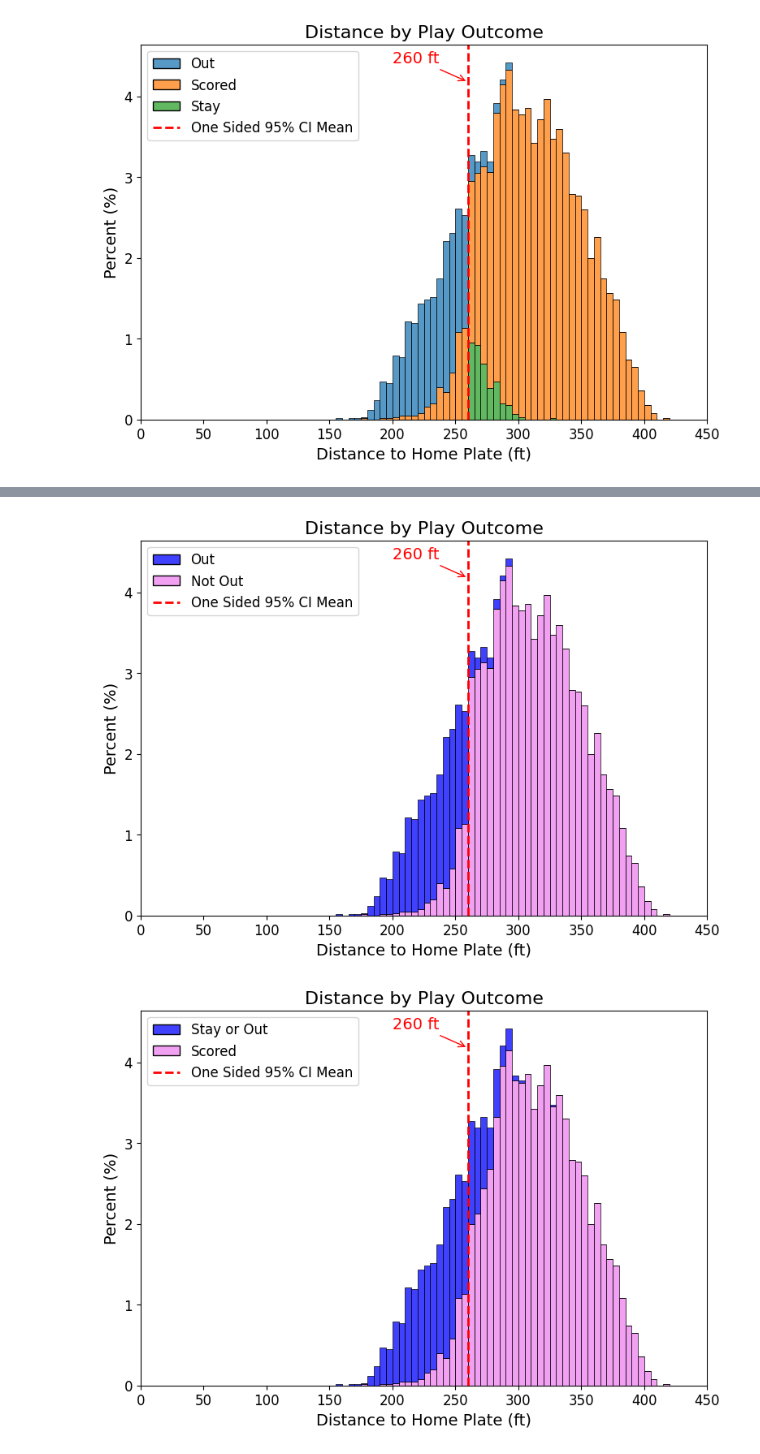
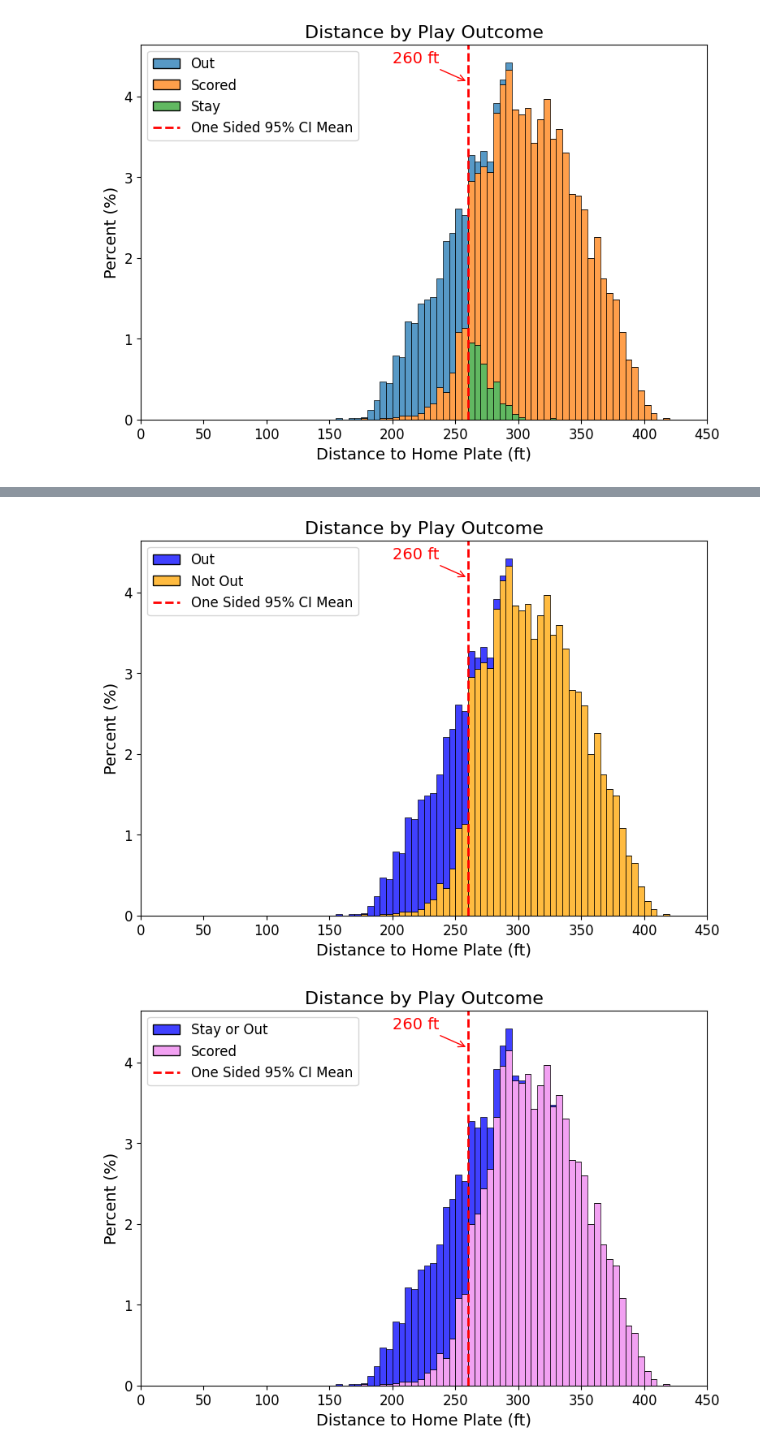
Before and after one commit to Dodgers-Capstone/Sacrifice-Fly-Modeling, a Jupyter notebook: notebooks/eda_censoring.ipynb, the cells around one changed output, grey strips where cells are left out. Saved outputs shown, nothing was run; the diff lists cells and outputs as text; code cells hidden in the pictures.

```diff
--- a/notebooks/eda_censoring.ipynb
+++ b/notebooks/eda_censoring.ipynb
@@ -359,7 +359,7 @@ ax = sns.histplot(data=combined_censored_binary_pd,
                  stat="percent",
                  binrange=(0, 450),
                  binwidth=5,
-                 palette=["blue", "violet"],
+                 palette=["blue", "orange"],
                  multiple="stack")
 
 # Add vertical line and plot annotation
@@ -367,34 +367,34 @@ plt.axvline(x=260, color='red', linestyle='--', linewidth=2)
 plt.annotate('260 ft',
            xy=(260, plt.ylim()[1] * 0.90),
            xytext=(260 - 60, plt.ylim()[1] * 0.95),
            arrowprops=dict(arrowstyle='->', color='red'),
            fontsize=14,
            color='red')
 
 # Save the legend for later
 legend = ax.get_legend()
 handles = legend.legend_handles
 labels = [t.get_text() for t in legend.get_texts()]
 
 # Add the vertical line to the legend
 vline_handle = Line2D([0], [0], color='red', linestyle='--', linewidth=2)
 handles.append(vline_handle)
 labels.append('One Sided 95% CI Mean')
 
 # Create legend with each part
 plt.legend(handles, labels, loc='upper left', fontsize=12, title_fontsize=14)
 
 # Plot Formatting
 plt.title('Distance by Play Outcome', fontsize=16)
 plt.xlabel('Distance to Home Plate (ft)', fontsize=14)
 plt.ylabel('Percent (%)', fontsize=14)
 plt.xticks(fontsize=12)
 plt.yticks(fontsize=12)
 plt.xlim(0, 450)
 
 plt.show()
 # %% [output]
-[figure, old version]
+[figure, new version]
 # %%
 
 combined_censored_binary_lf = (combined_lf
```
Also changed, not shown: parts of 3 cells of this notebook, 1 other file.
